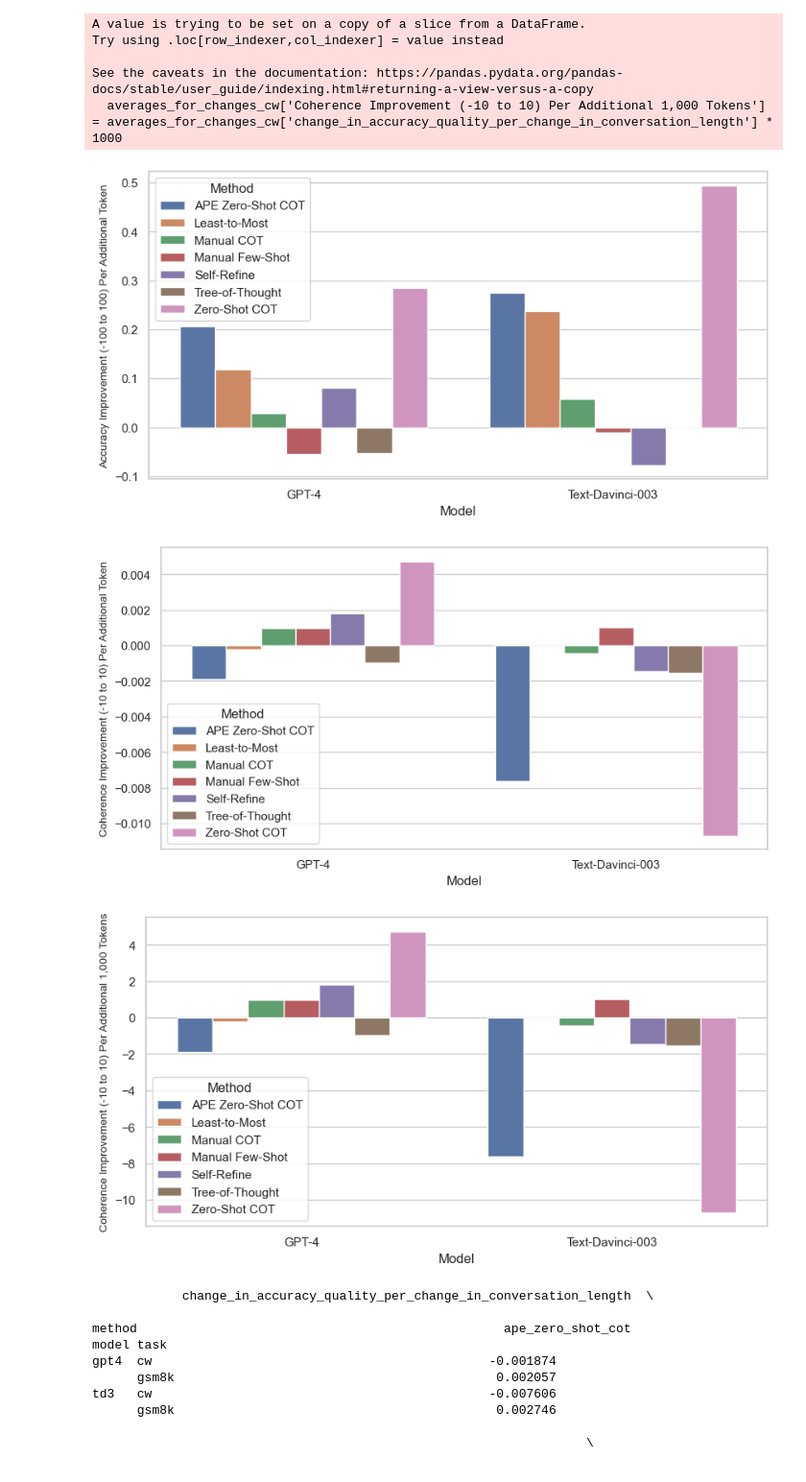
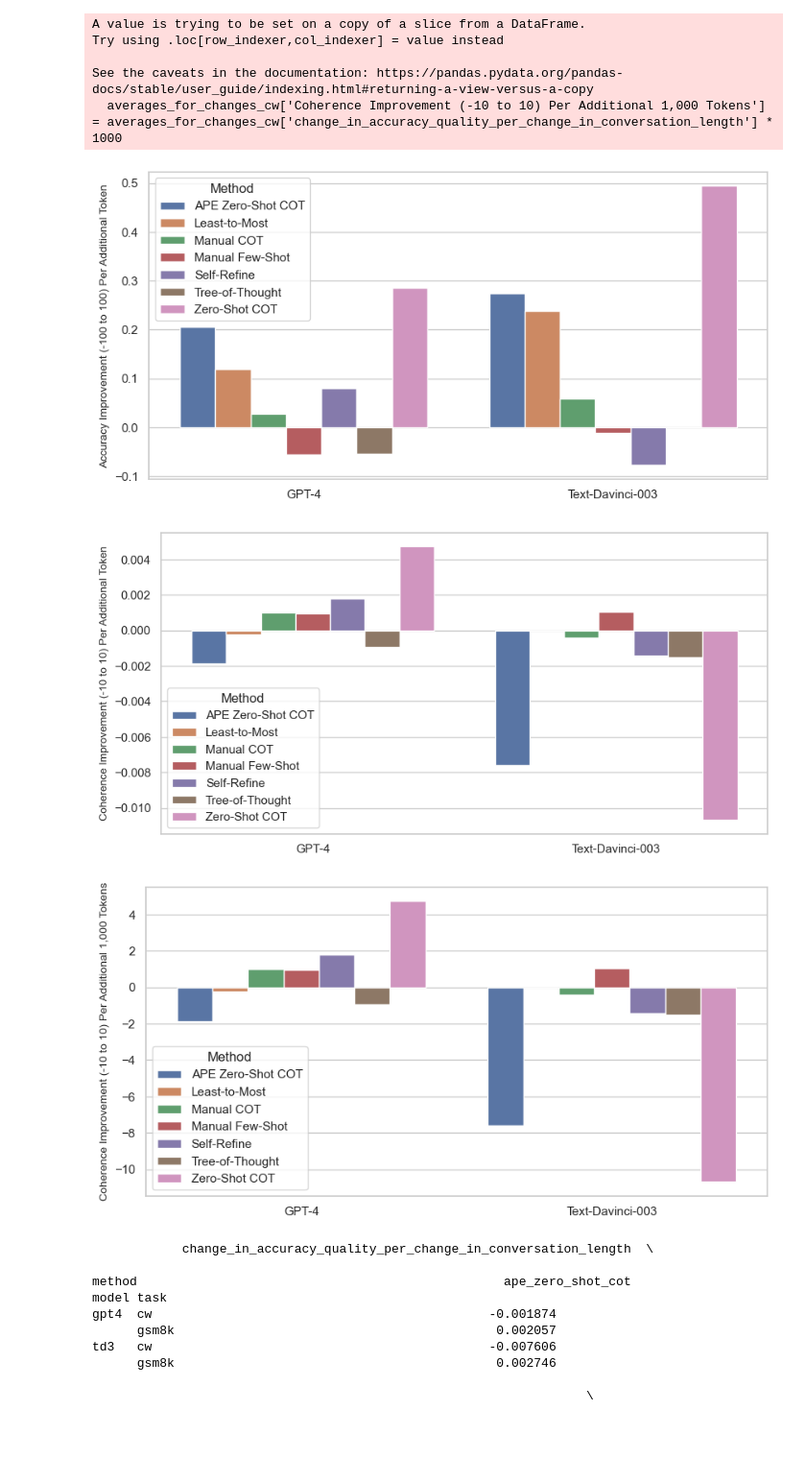
Before and after one commit to ijyliu/anlp23-project, a Jupyter notebook: Data/06 - Analyze Metrics and Conduct Inference.ipynb, the cells around one changed output. Shown at 96% size. Drawn from its saved outputs; the diff is of its cells as text; code cells hidden in the pictures; blank space fills up the shorter version.

Commit message:
need to hack latex to fix figure

```diff
--- a/Data/06 - Analyze Metrics and Conduct Inference.ipynb
+++ b/Data/06 - Analyze Metrics and Conduct Inference.ipynb
@@ -609,39 +634,47 @@ See the caveats in the documentation: https://pandas.pydata.org/pandas-docs/stab
 # Plot change in accuracy_quality per change in conversation_length
 # Bar chart by model, method, task
 # GSM8k plot
 plt.figure(figsize=(10, 5))
 sns.barplot(x='Model', y='Percentage Points Accuracy Improvement Per Additional Token', hue='Method', data=averages_for_changes_gsm8k)
 #plt.xlabel('Model')
+#plt.xlabel('')
 #plt.ylabel('Change in GSM8K Accuracy per Change in Conversation Length')
+# No x axis title
+plt.gca().set_xlabel('')
 # Reduce y axis title font size
 plt.gca().set_ylabel('Accuracy Improvement (-100 to 100) Per Additional Token', fontsize=10)
 #plt.title('Change in GSM8K Accuracy per Change in Conversation Length by Model and Method')
 plt.savefig('../Output/gsm8k_change_in_accuracy_quality_per_change_in_conversation_length.png')
 plt.show()
 
 # Creative writing plot
 plt.figure(figsize=(10, 5))
 sns.barplot(x='Model', y='change_in_accuracy_quality_per_change_in_conversation_length', hue='Method', data=averages_for_changes_cw)
-# plt.xlabel('Model')
+#plt.xlabel('')
 # plt.ylabel('Change in Creative Writing Coherence per Change in Conversation Length')
 #plt.title('Change in Creative Writing Coherence per Change in Conversation Length by Model and Method')
+# No x axis title
+plt.gca().set_xlabel('')
 plt.gca().set_ylabel('Coherence Improvement (-10 to 10) Per Additional Token', fontsize=10)
-plt.savefig('../Output/cw_change_in_accuracy_quality_per_change_in_conversation_length_transformed.png')
+plt.savefig('../Output/cw_change_in_accuracy_quality_per_change_in_conversation_length.png')
 plt.show()
 
 # Creative writing plot
 plt.figure(figsize=(10, 5))
 sns.barplot(x='Model', y='Coherence Improvement (-10 to 10) Per Additional 1,000 Tokens', hue='Method', data=averages_for_changes_cw)
 # plt.xlabel('Model')
+#plt.xlabel('')
 # plt.ylabel('Change in Creative Writing Coherence per Change in Conversation Length')
 #plt.title('Change in Creative Writing Coherence per Change in Conversation Length by Model and Method')
+# No x axis title
+plt.gca().set_xlabel('')
 plt.gca().set_ylabel('Coherence Improvement (-10 to 10) Per Additional 1,000 Tokens', fontsize=10)
-plt.savefig('../Output/cw_change_in_accuracy_quality_per_change_in_conversation_length.png')
+plt.savefig('../Output/cw_change_in_accuracy_quality_per_change_in_conversation_length_transformed.png')
 plt.show()
 # %% [output]
-[figure, old version]
+[figure, new version]
-[figure, old version]
+[figure, new version]
-[figure, old version]
+[figure, new version]
 # %%
 # Also create a table with the change in accuracy_quality per change in conversation_length
 
```
Also changed, not shown: parts of 3 cells of this notebook, 8 other files.
